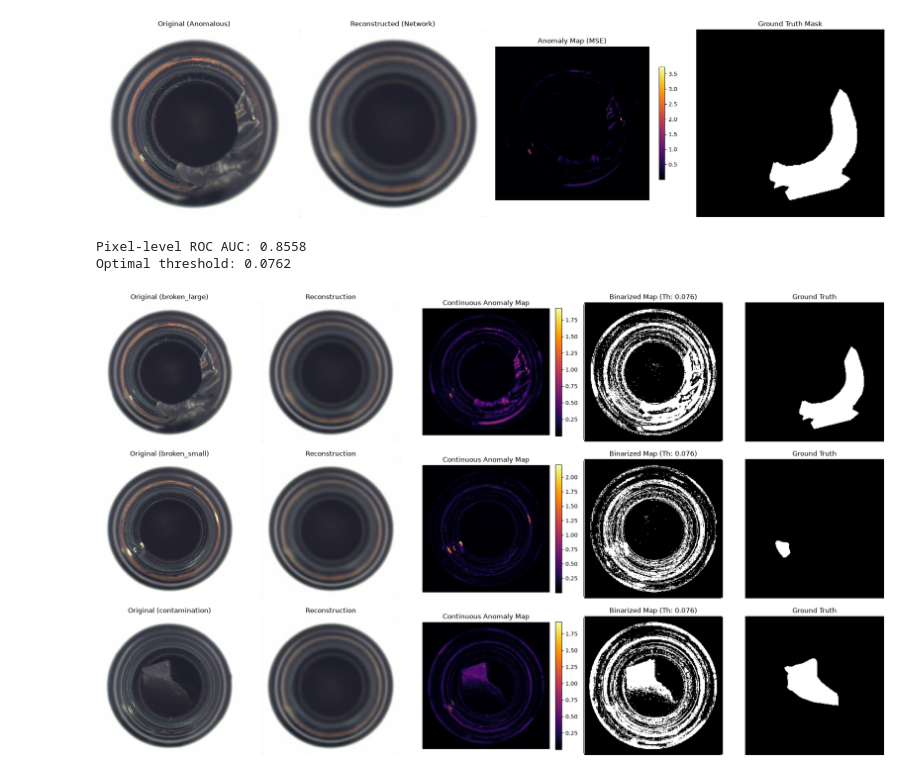
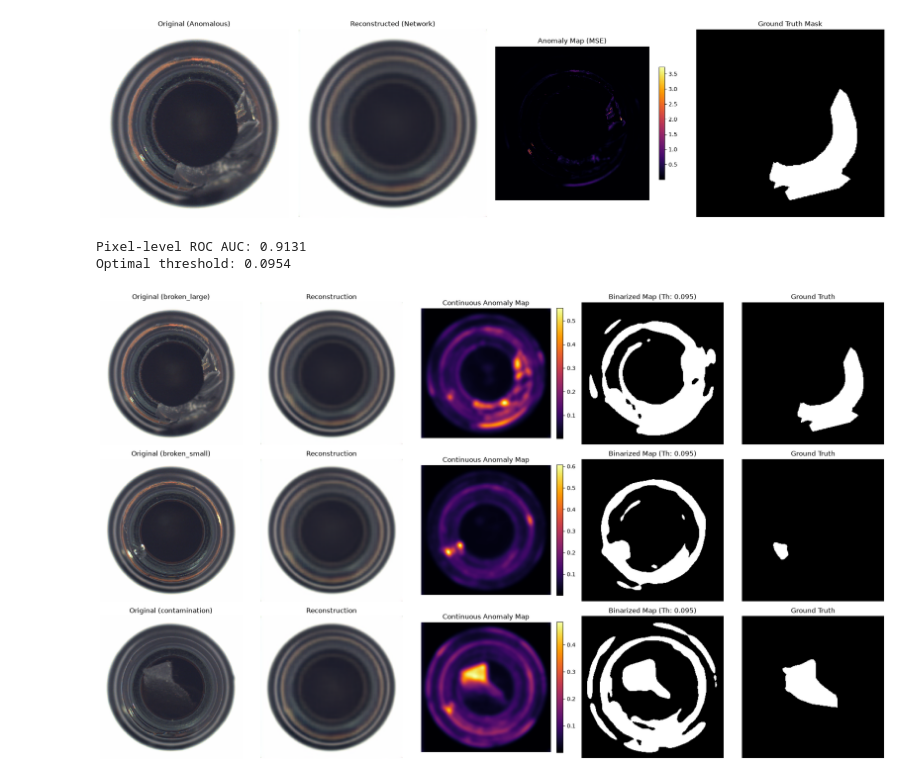
Before and after one commit to prroud/Unsupervised-Anomaly-Detection-Using-Autoencoder-Architecture, a Jupyter notebook: notebooks/model.ipynb, the cells around one changed output. Cells and saved outputs as stored; diff of their text form; code cells hidden in the pictures.

Commit message:
Applying gaussian mask

```diff
--- a/notebooks/model.ipynb
+++ b/notebooks/model.ipynb
@@ -281,6 +281,7 @@ plt.show()
 # %%
 from pathlib import Path
 from sklearn.metrics import roc_auc_score, roc_curve
+from scipy.ndimage import gaussian_filter
 
 all_pixel_scores = []
 all_pixel_labels = []
@@ -295,7 +296,11 @@ with torch.no_grad():
         anomaly_maps_np = anomaly_maps.cpu().numpy()
         masks_np = masks.squeeze(1).cpu().numpy()
 
-        all_pixel_scores.extend(anomaly_maps_np.flatten())
+        blurred_maps_np = np.empty_like(anomaly_maps_np)
+        for j in range(anomaly_maps_np.shape[0]):
+            blurred_maps_np[j] = gaussian_filter(anomaly_maps_np[j], sigma=4)
+
+        all_pixel_scores.extend(blurred_maps_np.flatten())
         all_pixel_labels.extend(masks_np.flatten())
 
         for i, path in enumerate(paths):
@@ -304,7 +309,7 @@ with torch.no_grad():
                 visuals_per_class[defect_type] = {
                     'original': images[i].cpu(),
                     'reconstruction': reconstructions[i].cpu(),
-                    'anomaly_map': anomaly_maps[i].cpu(),
+                    'anomaly_map': blurred_maps_np[i],
                     'mask': masks_np[i]
                 }
 
@@ -320,8 +325,8 @@ optimal_threshold = thresholds[optimal_idx]
 print(f"Pixel-level ROC AUC: {pixel_roc_auc:.4f}")
 print(f"Optimal threshold: {optimal_threshold:.4f}")
 # %% [output]
-Pixel-level ROC AUC: 0.8558
-Optimal threshold: 0.0762
+Pixel-level ROC AUC: 0.9131
+Optimal threshold: 0.0954
 # %%
 mean_np = np.array(BOTTLE_MEAN).reshape(3, 1, 1)
 std_np = np.array(BOTTLE_STD).reshape(3, 1, 1)
@@ -336,32 +341,32 @@ for row_idx, (defect_type, data) in enumerate(visuals_per_class.items()):
     a_map = data['anomaly_map']
     mask = data['mask']
 
-    binarized_map = (a_map.numpy() > optimal_threshold).astype(int)
+    binarized_map = (a_map > optimal_threshold).astype(int)
 
     ax = axes[row_idx] if num_classes > 1 else axes
 
     ax[0].imshow(orig_img)
     ax[0].set_title(f"Original ({defect_type})")
     ax[0].axis('off')
 
     ax[1].imshow(recon_img)
     ax[1].set_title("Reconstruction")
     ax[1].axis('off')
 
     im = ax[2].imshow(a_map, cmap='inferno')
     ax[2].set_title("Continuous Anomaly Map")
     ax[2].axis('off')
     plt.colorbar(im, ax=ax[2], fraction=0.046, pad=0.04)
 
     ax[3].imshow(binarized_map, cmap='gray')
     ax[3].set_title(f"Binarized Map (Th: {optimal_threshold:.3f})")
     ax[3].axis('off')
 
     ax[4].imshow(mask, cmap='gray')
     ax[4].set_title("Ground Truth")
     ax[4].axis('off')
 
 plt.tight_layout()
 plt.show()
 # %% [output]
-[figure, old version]
+[figure, new version]
```
